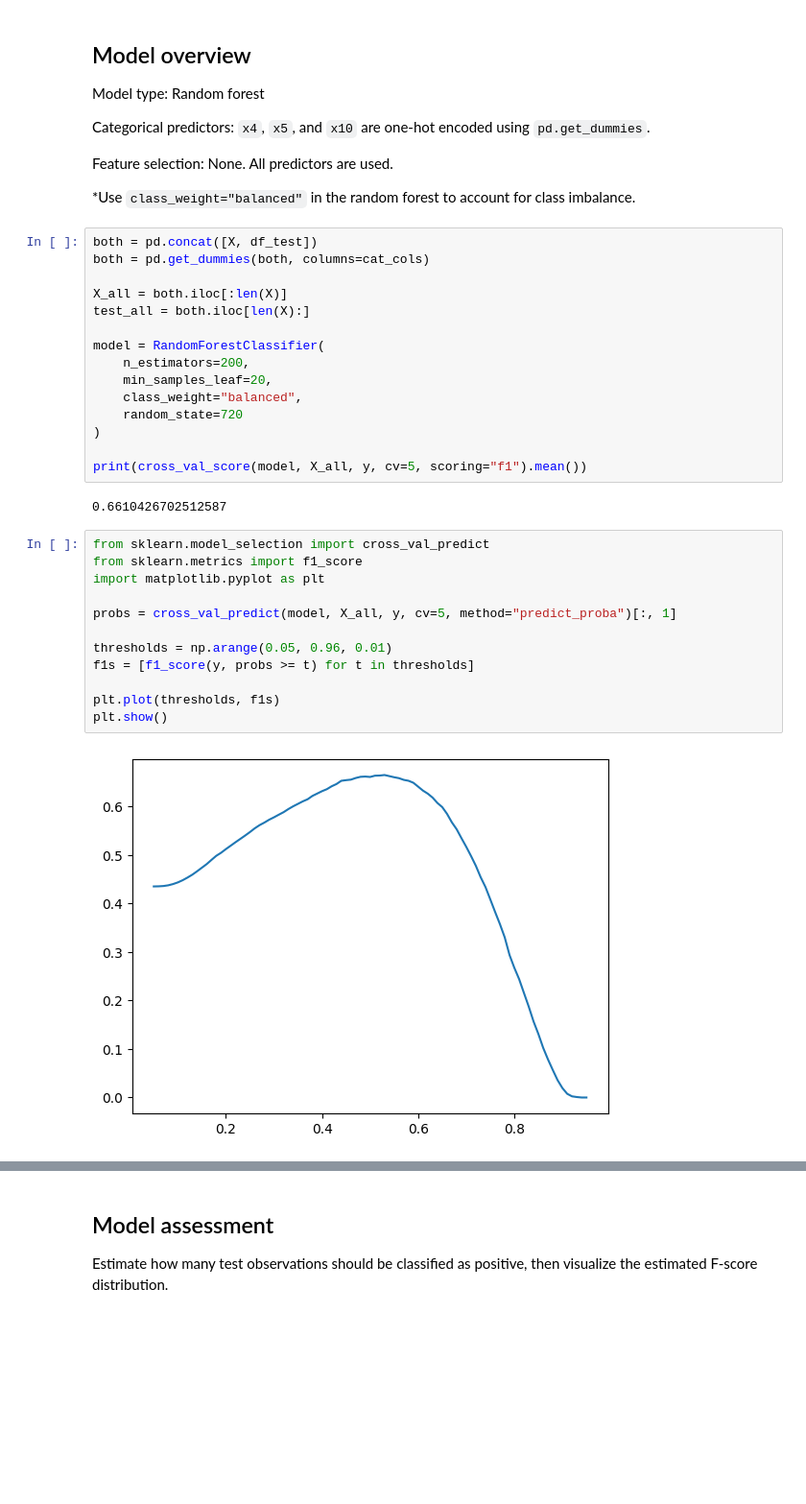
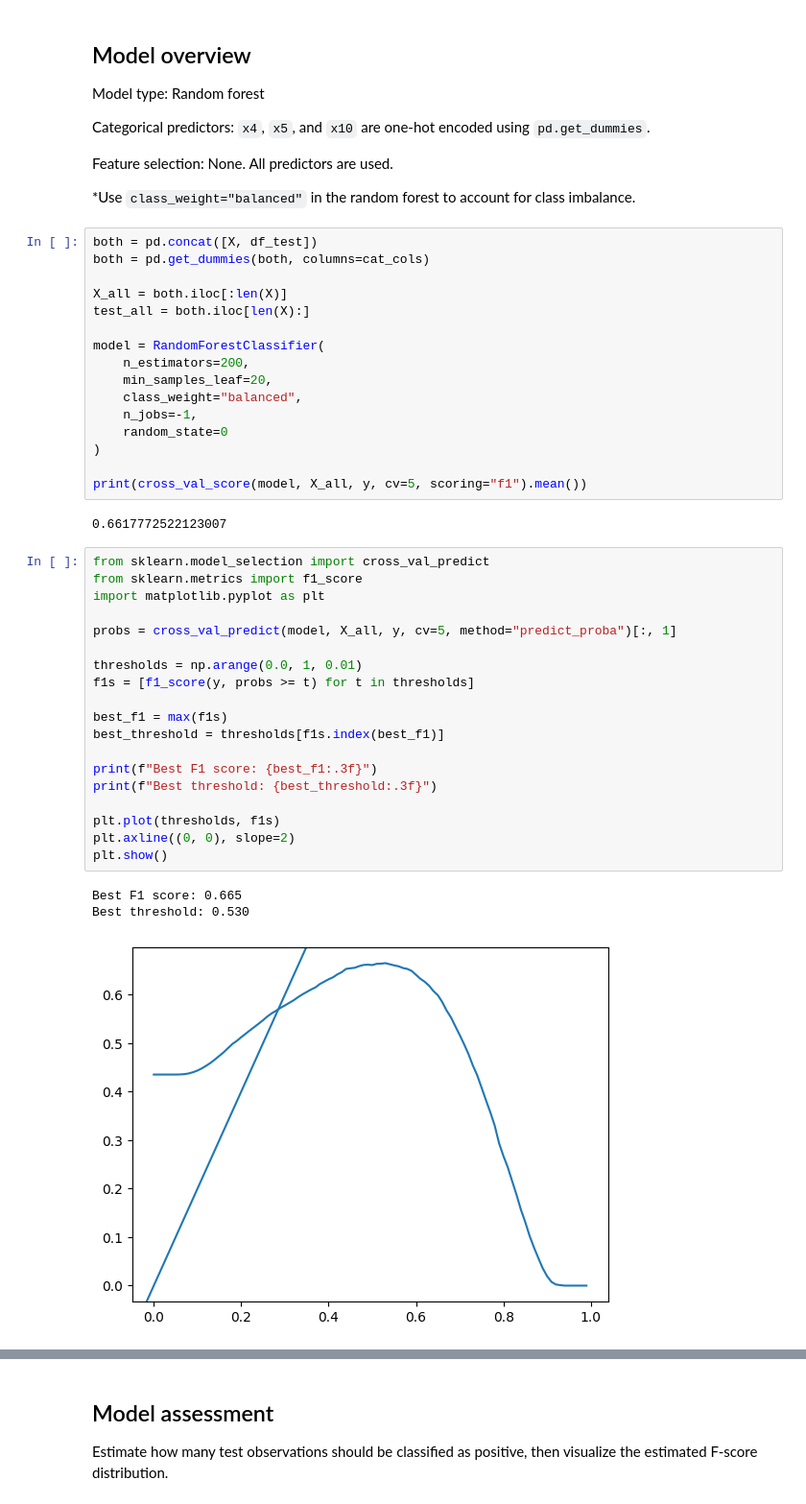
Before and after one commit to CrepeGoat/CU-2026F-STAT5610-kaggle-project, a Jupyter notebook: code/rf_model.ipynb, the cells around one changed output, grey strips where cells are left out. Shown at 96% size. Cells and saved outputs as stored; diff of their text form; blank space fills up the shorter version.

```diff
--- a/code/rf_model.ipynb
+++ b/code/rf_model.ipynb
@@ -54,26 +54,36 @@ model = RandomForestClassifier(
     n_estimators=200,
     min_samples_leaf=20,
     class_weight="balanced",
-    random_state=720
+    n_jobs=-1,
+    random_state=0
 )
 
 print(cross_val_score(model, X_all, y, cv=5, scoring="f1").mean())
 # %% [output]
-0.6610426702512587
+0.6617772522123007
 # %%
 from sklearn.model_selection import cross_val_predict
 from sklearn.metrics import f1_score
 import matplotlib.pyplot as plt
 
 probs = cross_val_predict(model, X_all, y, cv=5, method="predict_proba")[:, 1]
 
-thresholds = np.arange(0.05, 0.96, 0.01)
+thresholds = np.arange(0.0, 1, 0.01)
 f1s = [f1_score(y, probs >= t) for t in thresholds]
 
+best_f1 = max(f1s)
+best_threshold = thresholds[f1s.index(best_f1)]
+
+print(f"Best F1 score: {best_f1:.3f}")
+print(f"Best threshold: {best_threshold:.3f}")
+
 plt.plot(thresholds, f1s)
+plt.axline((0, 0), slope=2)
 plt.show()
 # %% [output]
+Best F1 score: 0.665
+Best threshold: 0.530
-[figure, old version]
+[figure, new version]
 # %%
 model.fit(X_all, y)
 
```
Also changed, not shown: parts of 4 cells of this notebook.
